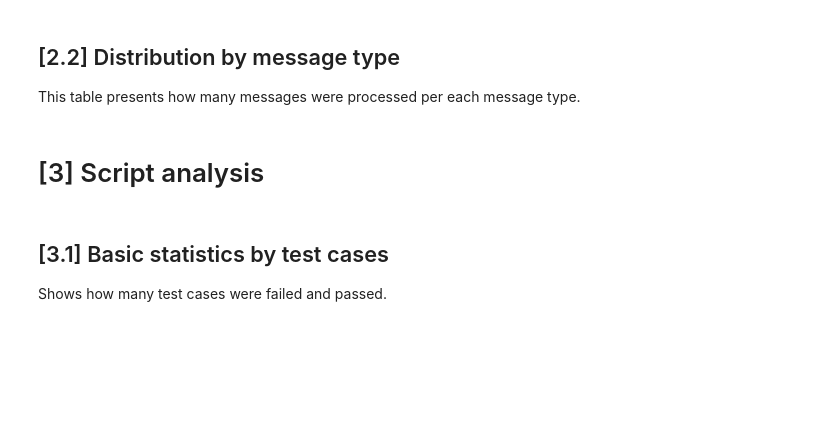
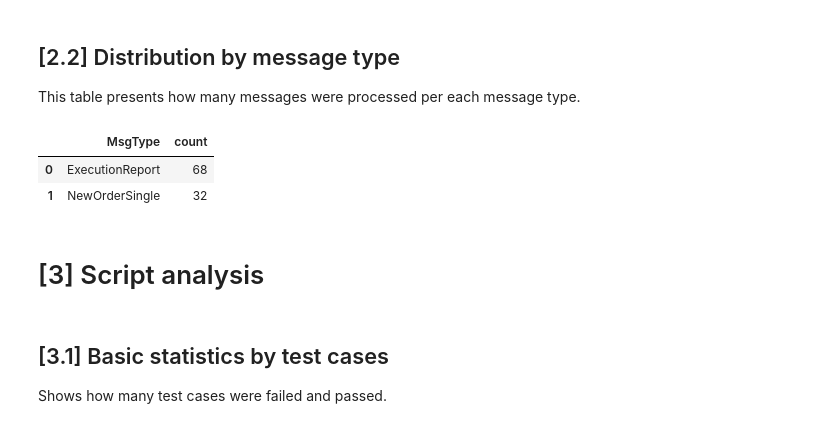
Before and after one commit to th2-net/th2-demo-configuration, a Jupyter notebook: scenarios/data_services/notebook.ipynb, the cells around one changed output. Cells and saved outputs as stored; diff of their text form; code cells hidden in the pictures; blank space fills up the shorter version.

```diff
--- a/scenarios/data_services/notebook.ipynb
+++ b/scenarios/data_services/notebook.ipynb
@@ -68,29 +68,24 @@ pd.options.display.max_rows = 1500
 pd.set_option('display.expand_frame_repr', False)
 pd.set_option('display.max_colwidth', 1000)
 
-# For understand which event type on based name we get from stream.
 def get_super_type(record):
     name = record.get("eventName")
     parent_id = record.get("parentEventId")
     super_type = record.get("eventType")
-    if super_type == "":
-        if "Recon" in name:
-            super_type = "Recon Folder"
-        else:
-            if not parent_id:
-                super_type = "Test Run"
-            else:
-                parent_event = collection.get_event(parent_id)
-                if parent_event:
-                    parent_super_type = get_super_type(parent_event)
-                    if parent_super_type == "Test Run":
-                        super_type = "Test Case"
-                    elif parent_super_type == "Recon Folder":
-                        super_type = "Recon Rule"
-                    elif parent_super_type == "Recon Rule":
-                        super_type = "Recon Status"
-                    elif parent_super_type == "Recon Status":
-                        super_type = "Recon Event"
+    if not parent_id:
+        super_type = "ReconRoot" if super_type == "ReconRoot" else "Test Run"
+    else:
+        parent_event = collection.get_event(parent_id)
+        if parent_event:
+            parent_super_type = get_super_type(parent_event)
+            if parent_super_type == "Test Run":
+                super_type = "Test Case"
+            elif parent_super_type == "ReconRoot":
+                super_type = "ReconRule"
+            elif parent_super_type == "ReconRule":
+                super_type = "ReconStatus"
+            elif parent_super_type == "ReconStatus":
+                super_type = "ReconEvent"
 
     return super_type
 
@@ -192,40 +221,45 @@ This table presents how many messages were processed per each message type.
 def is_recon_ancestor(record):
     parent_id = record.get("parentEventId")
     if parent_id is not None:
-        ancestor = collection.find_ancestor(record.get("eventId"), lambda record: get_super_type(record) == "Recon Folder")
+        ancestor = collection.find_ancestor(record.get("eventId"), lambda record: get_super_type(record) == "ReconRoot")
         if ancestor:
             return True
     return False
 
 def is_match_or_match_failed(record):
-    ancestor = collection.find_ancestor(record.get("eventId"), lambda record: record.get("eventName") == "No match")
+    ancestor = collection.find_ancestor(record.get("eventId"), lambda record: record.get("eventName") == "Matched failed")
     if ancestor and not ancestor.get("successful"):
         return True
     ancestor = collection.find_ancestor(record.get("eventId"), lambda record: record.get("eventName") == "Matched passed")
     if ancestor:
         return True
     return False
+
 
 def exctract_block(record):
     messages_id = record.get("attachedMessageIds")
 
     if not messages_id:
         return None
 
     messages = data_source.command(http.GetMessagesById(messages_id))
     output = [{"MsgType": message.get("body", {}).get("metadata", {}).get("messageType")} for message in messages]
     ## [2.2] Distribution by message type
     ## This table presents how many messages were processed per each message type.
     return output
 
 data = events\
         .map(extract_basic)\
         .filter(is_recon_ancestor)\
         .filter(is_match_or_match_failed)\
         .map(exctract_block)
 
 df = DataFrame(data)
 df.groupby("MsgType").size().reset_index(name="count")
+# %% [output]
+|  | MsgType | count |
+| 0 | ExecutionReport | 68 |
+| 1 | NewOrderSingle | 32 |
 # %% [markdown]
 # [3] Script analysis
 # %% [markdown]
```
Also changed, not shown: parts of 8 cells of this notebook, 1 other file.
